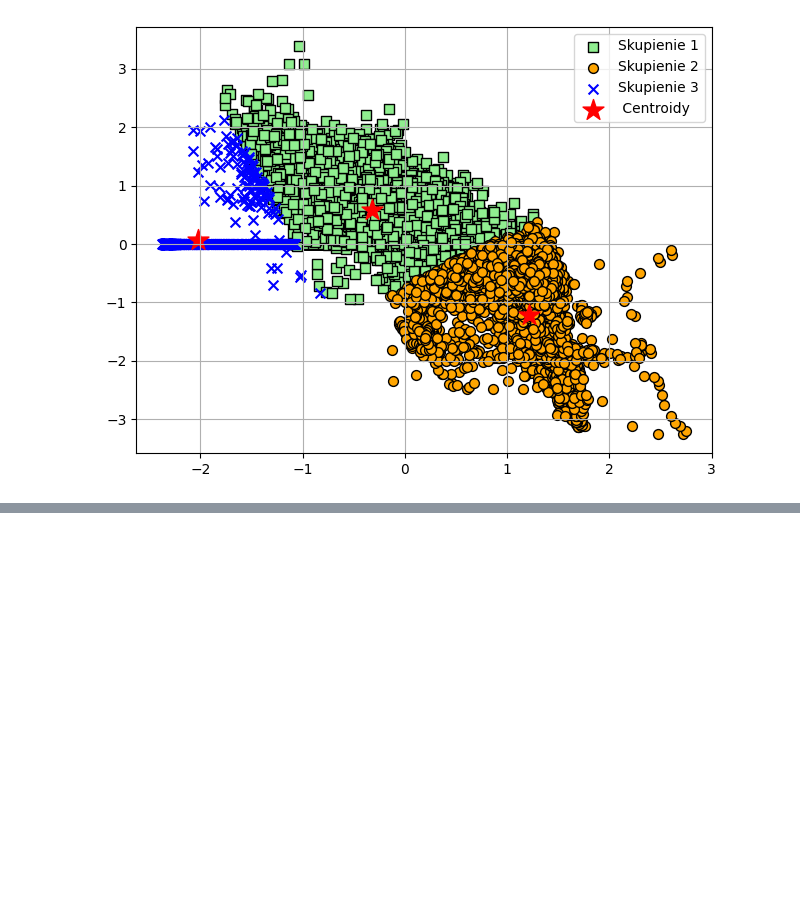
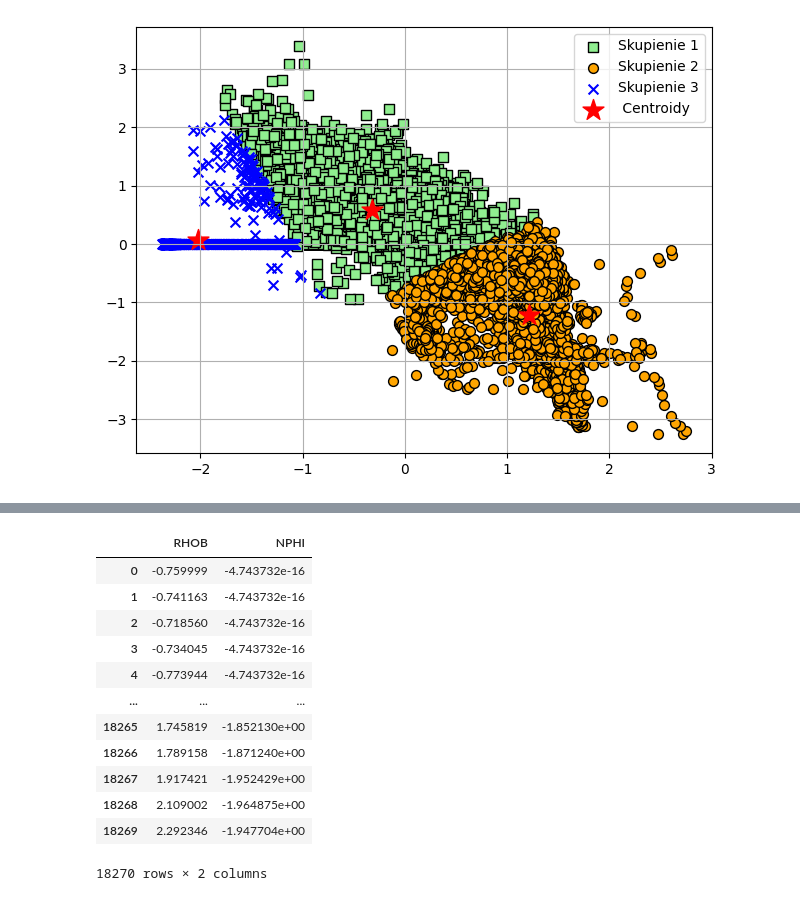
Before and after one commit to MichalStrus/K_Means_clustering, a Jupyter notebook: Simple_KMeans_clustering.ipynb, the cells around one changed output, grey strips where cells are left out. Drawn from its saved outputs; the diff is of its cells as text; code cells hidden in the pictures; blank space fills up the shorter version.

```diff
--- a/Simple_KMeans_clustering.ipynb
+++ b/Simple_KMeans_clustering.ipynb
@@ -130,0 +135,16 @@ for i, ax in enumerate(fig.axes, start=1):
+# %%
+df_std
+# %% [output]
+|  | RHOB | NPHI |
+| 0 | -0.759999 | -4.743732e-16 |
+| 1 | -0.741163 | -4.743732e-16 |
+| 2 | -0.718560 | -4.743732e-16 |
+| 3 | -0.734045 | -4.743732e-16 |
+| 4 | -0.773944 | -4.743732e-16 |
+| ... | ... | ... |
+| 18265 | 1.745819 | -1.852130e+00 |
+| 18266 | 1.789158 | -1.871240e+00 |
+| 18267 | 1.917421 | -1.952429e+00 |
+| 18268 | 2.109002 | -1.964875e+00 |
+| 18269 | 2.292346 | -1.947704e+00 |
+18270 rows × 2 columns
```
Also changed, not shown: parts of 8 cells of this notebook.
